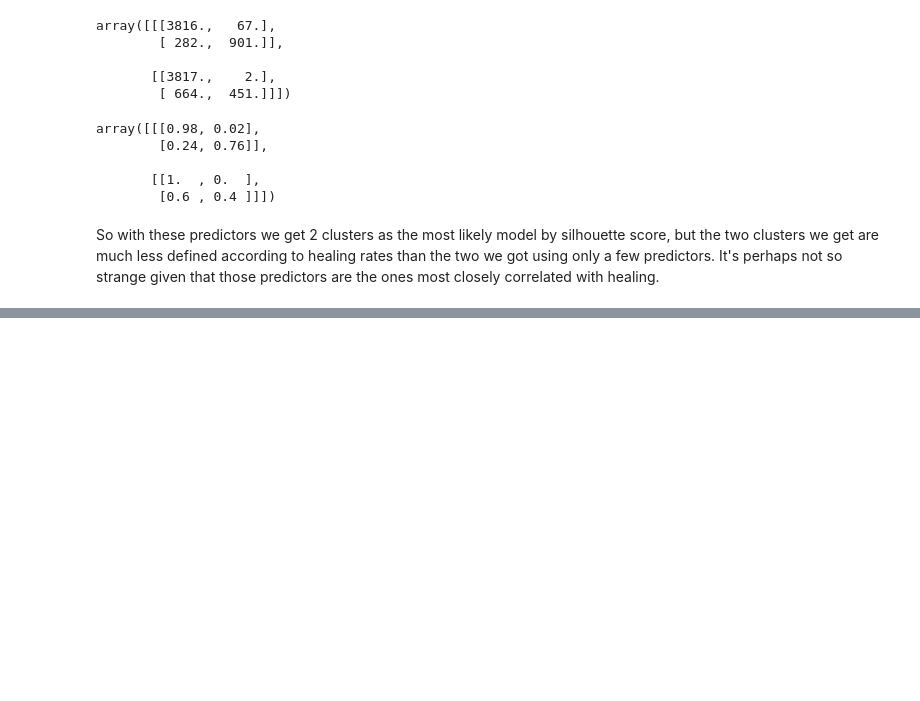
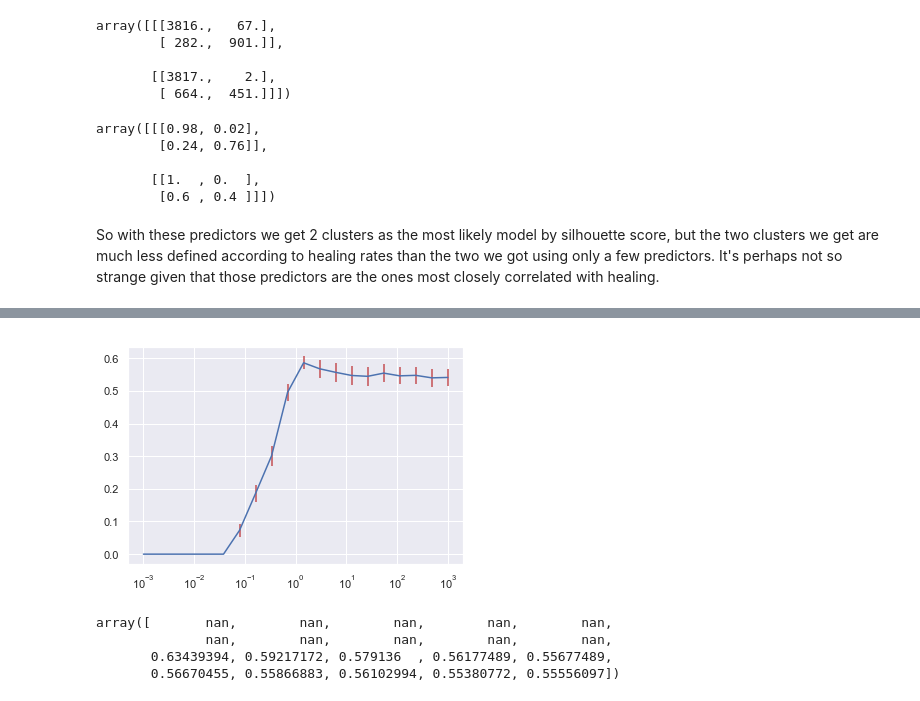
Before and after one commit to aleksaw/ml-society-science, a Jupyter notebook: src/project-2/Project2-submission.ipynb, the cells around one changed output, grey strips where cells are left out. Drawn from its saved outputs; the diff is of its cells as text; code cells hidden in the pictures; blank space fills up the shorter version.

```diff
--- a/src/project-2/Project2-submission.ipynb
+++ b/src/project-2/Project2-submission.ipynb
@@ -687,0 +797,21 @@ So with these predictors we get 2 clusters as the most likely model by silhouett
+# %%
+X_A1 = X_sc[(A==0).values[:,0],:]
+Y_A1 = Y.iloc[(A==0).values[:,0],].values.ravel()
+n_repeats = 5
+n_folds = 10
+Cs = np.logspace(-3,3,20)
+accuracies = np.zeros(len(Cs))
+deviations = np.zeros(len(Cs))
+for i, c in enumerate(Cs):
+    print(f"C={c:.3f}")
+    accuracy = np.zeros(n_folds * n_repeats)
+    j = 0
+    rskf = RepeatedStratifiedKFold(n_splits=n_folds, n_repeats=n_repeats)
+    for train, test in rskf.split(X_A1, Y_A1):
+        Xtr, ytr = (X_A1[train,], Y_A1[train])
+        Xte, yte = (X_A1[test,], Y_A1[test])
+        y_pred = LogisticRegression(C=c).fit(Xtr, ytr).predict(Xte)
+        accuracy[j] = matthews_corrcoef(y_pred, yte)
+        j += 1
+    accuracies[i] = np.mean(accuracy)
+    deviations[i] = stats.sem(accuracy)
@@ -687,0 +839,12 @@ So with these predictors we get 2 clusters as the most likely model by silhouett
+# %%
+plt.errorbar(Cs, accuracies, yerr=deviations, ecolor='r')
+plt.xscale('log')
+# %% [output]
+[figure, added]
+# %%
+accuracies
+# %% [output]
+array([       nan,        nan,        nan,        nan,        nan,
+              nan,        nan,        nan,        nan,        nan,
+       0.63439394, 0.59217172, 0.579136  , 0.56177489, 0.55677489,
+       0.56670455, 0.55866883, 0.56102994, 0.55380772, 0.55556097])
```
Also changed, not shown: parts of 26 cells of this notebook.
